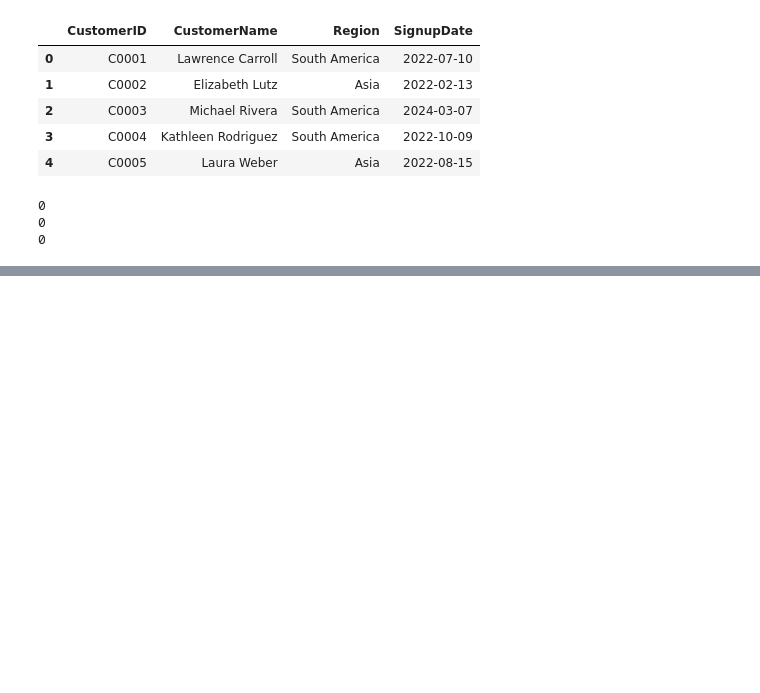
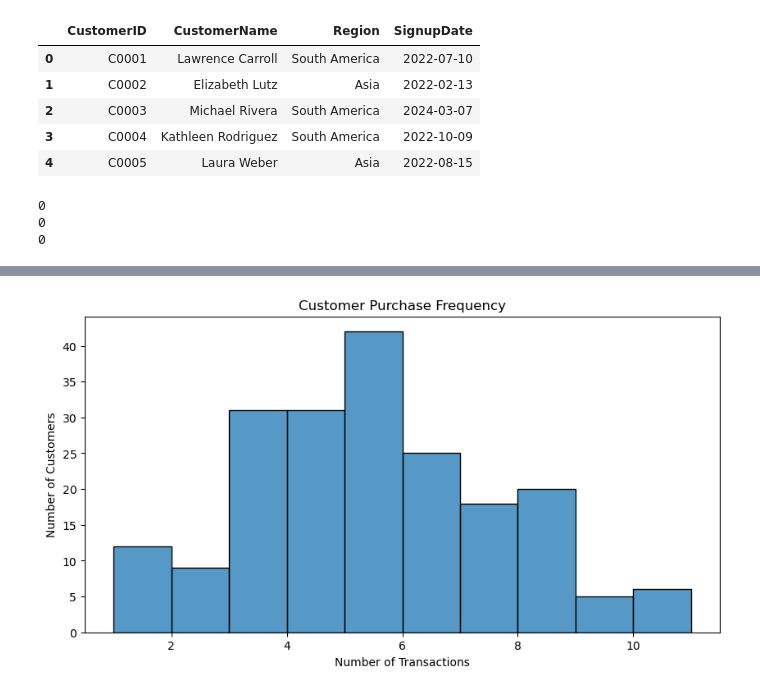
Before and after one commit to Nishanthan15me104/Zeotap, a Jupyter notebook: nishanthan_S_EDA.ipynb, the cells around one changed output, grey strips where cells are left out. Cells and saved outputs as stored; diff of their text form; code cells hidden in the pictures; blank space fills up the shorter version.

```diff
--- a/nishanthan_S_EDA.ipynb
+++ b/nishanthan_S_EDA.ipynb
@@ -103,0 +175,10 @@ plt.show()
+# %%
+customer_purchase_freq = df_transactions.groupby('CustomerID')['TransactionID'].count()
+plt.figure(figsize=(10, 5))
+sns.histplot(customer_purchase_freq)
+plt.title("Customer Purchase Frequency")
+plt.xlabel("Number of Transactions")
+plt.ylabel("Number of Customers")
+plt.show()
+# %% [output]
+[figure, added]
```
Also changed, not shown: parts of 16 cells of this notebook, 1 other file.
